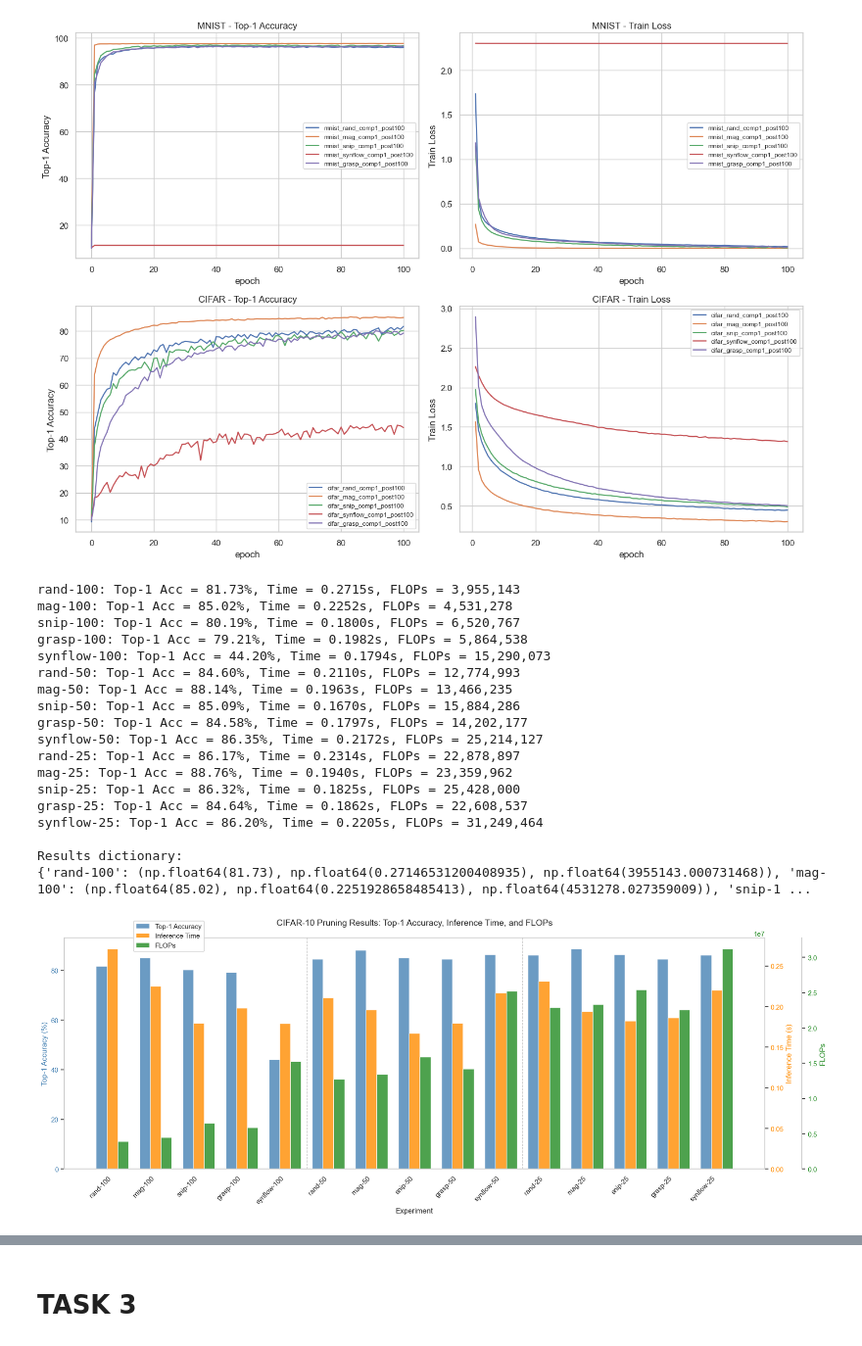
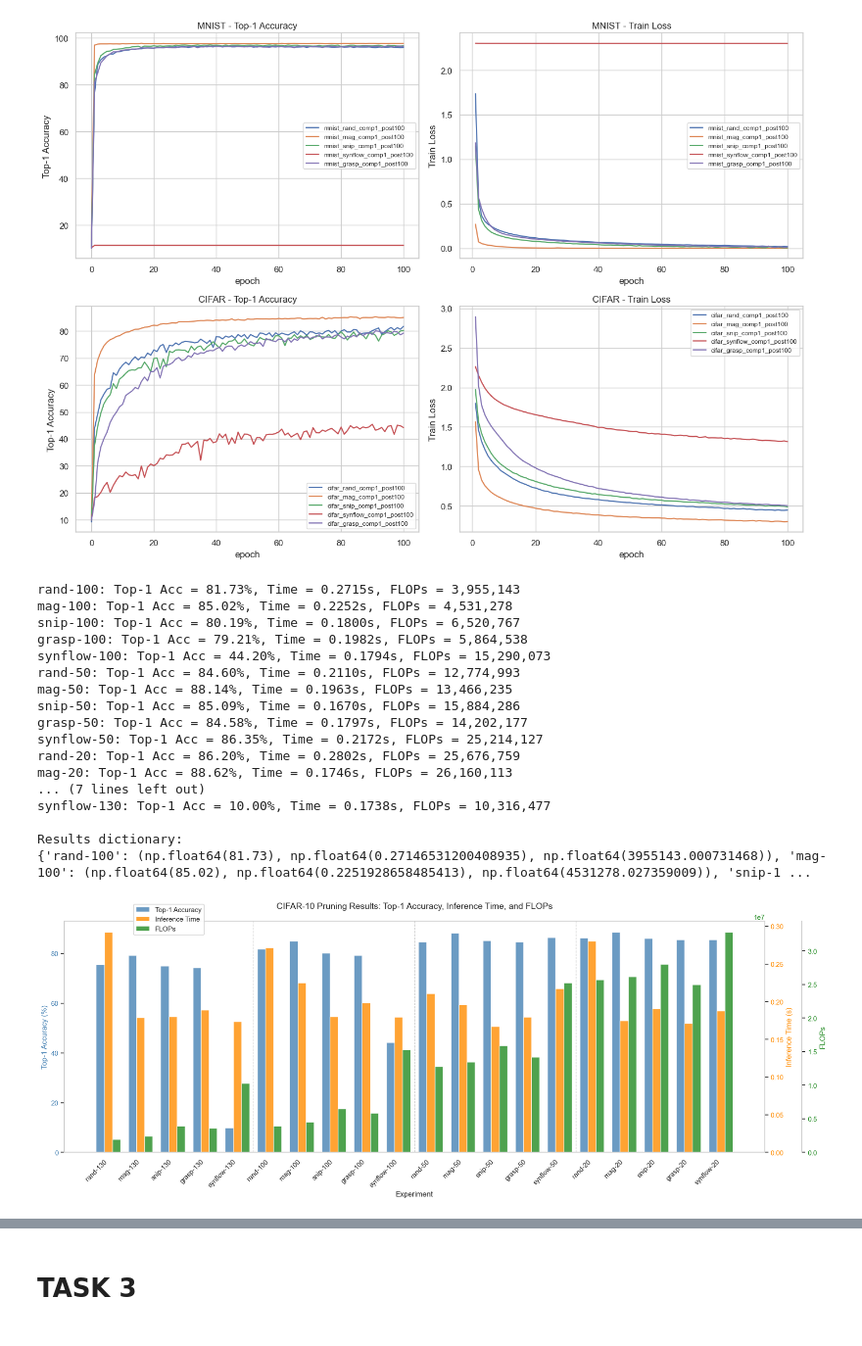
Before and after one commit to michaelneuder/COS568-A1, a Jupyter notebook: results_inspect.ipynb, the cells around one changed output, grey strips where cells are left out. Shown at 98% size. Saved outputs shown, nothing was run; the diff lists cells and outputs as text; code cells hidden in the pictures.

```diff
--- a/results_inspect.ipynb
+++ b/results_inspect.ipynb
@@ -189,11 +189,16 @@ result_files = {
     "snip-50": "Results/data/singleshot/cifar_snip_post100_comp050",
     "grasp-50": "Results/data/singleshot/cifar_grasp_post100_comp050",
     "synflow-50": "Results/data/singleshot/cifar_synflow_post100_comp050",
-    "rand-25": "Results/data/singleshot/cifar_rand_post100_comp025",
-    "mag-25": "Results/data/singleshot/cifar_mag_post100_comp025",
-    "snip-25": "Results/data/singleshot/cifar_snip_post100_comp025",
-    "grasp-25": "Results/data/singleshot/cifar_grasp_post100_comp025",
-    "synflow-25": "Results/data/singleshot/cifar_synflow_post100_comp025",
+    "rand-20": "Results/data/singleshot/rand-02",
+    "mag-20": "Results/data/singleshot/mag-02",
+    "snip-20": "Results/data/singleshot/snip-02",
+    "grasp-20": "Results/data/singleshot/grasp-02",
+    "synflow-20": "Results/data/singleshot/synflow-02",
+    "rand-130": "Results/data/singleshot/rand-13",
+    "mag-130": "Results/data/singleshot/mag-13",
+    "snip-130": "Results/data/singleshot/snip-13",
+    "grasp-130": "Results/data/singleshot/grasp-13",
+    "synflow-130": "Results/data/singleshot/synflow-13",
 }
 
 # Extract top-1 accuracy, inference time, and total flops for each
@@ -234,11 +239,10 @@ mag-50: Top-1 Acc = 88.14%, Time = 0.1963s, FLOPs = 13,466,235
 snip-50: Top-1 Acc = 85.09%, Time = 0.1670s, FLOPs = 15,884,286
 grasp-50: Top-1 Acc = 84.58%, Time = 0.1797s, FLOPs = 14,202,177
 synflow-50: Top-1 Acc = 86.35%, Time = 0.2172s, FLOPs = 25,214,127
-rand-25: Top-1 Acc = 86.17%, Time = 0.2314s, FLOPs = 22,878,897
-mag-25: Top-1 Acc = 88.76%, Time = 0.1940s, FLOPs = 23,359,962
-snip-25: Top-1 Acc = 86.32%, Time = 0.1825s, FLOPs = 25,428,000
-grasp-25: Top-1 Acc = 84.64%, Time = 0.1862s, FLOPs = 22,608,537
-synflow-25: Top-1 Acc = 86.20%, Time = 0.2205s, FLOPs = 31,249,464
+rand-20: Top-1 Acc = 86.20%, Time = 0.2802s, FLOPs = 25,676,759
+mag-20: Top-1 Acc = 88.62%, Time = 0.1746s, FLOPs = 26,160,113
+... (7 lines left out)
+synflow-130: Top-1 Acc = 10.00%, Time = 0.1738s, FLOPs = 10,316,477
 
 Results dictionary:
 {'rand-100': (np.float64(81.73), np.float64(0.27146531200408935), np.float64(3955143.000731468)), 'mag-100': (np.float64(85.02), np.float64(0.2251928658485413), np.float64(4531278.027359009)), 'snip-1 ...
@@ -249,9 +253,10 @@ import numpy as np
 # Define the desired order: 100s, then 50s, then 25s
 # Within each: rand, mag, snip, grasp, synflow
 ordered_labels = [
+    'rand-130', 'mag-130', 'snip-130', 'grasp-130', 'synflow-130',
     'rand-100', 'mag-100', 'snip-100', 'grasp-100', 'synflow-100',
     'rand-50', 'mag-50', 'snip-50', 'grasp-50', 'synflow-50',
-    'rand-25', 'mag-25', 'snip-25', 'grasp-25', 'synflow-25',
+    'rand-20', 'mag-20', 'snip-20', 'grasp-20', 'synflow-20',
 ]
 
 # Prepare data for plotting in the specified order
@@ -281,37 +286,38 @@ ax1.grid(False)
 # Add vertical lines to separate compression levels
 ax1.axvline(x=4.5, color='gray', linestyle='--', linewidth=1, alpha=0.5)
 ax1.axvline(x=9.5, color='gray', linestyle='--', linewidth=1, alpha=0.5)
+ax1.axvline(x=14.5, color='gray', linestyle='--', linewidth=1, alpha=0.5)
 
 # Create second y-axis for inference time
 ax2 = ax1.twinx()
 color2 = 'darkorange'
 bars2 = ax2.bar(x, times, width, label='Inference Time', color=color2, alpha=0.8)
 ax2.set_ylabel('Inference Time (s)', color=color2, fontsize=12)
 ax2.tick_params(axis='y', labelcolor=color2)
 
 # Create third y-axis for FLOPs
 ax3 = ax1.twinx()
 # Offset the third axis to the right
 ax3.spines['right'].set_position(('outward', 60))
 color3 = 'forestgreen'
 bars3 = ax3.bar(x + width, flops, width, label='FLOPs', color=color3, alpha=0.8)
 ax3.set_ylabel('FLOPs', color=color3, fontsize=12)
 ax3.tick_params(axis='y', labelcolor=color3)
 for ax in [ax1, ax2, ax3]:
     ax.grid(alpha=0)
 
 
 # Format FLOPs axis with scientific notation
 ax3.ticklabel_format(style='scientific', axis='y', scilimits=(0,0))
 
 # Add title and legends
 plt.title('CIFAR-10 Pruning Results: Top-1 Accuracy, Inference Time, and FLOPs', fontsize=14, pad=20)
 fig.legend(loc='upper left', bbox_to_anchor=(0.12, 0.98), framealpha=0.9)
 
 plt.tight_layout()
 plt.show()
 # %% [output]
-[figure, old version]
+[figure, new version]
 # %%
 import matplotlib.pyplot as plt
 import numpy as np
```
Also changed, not shown: parts of 1 cell of this notebook, 2 other files.
